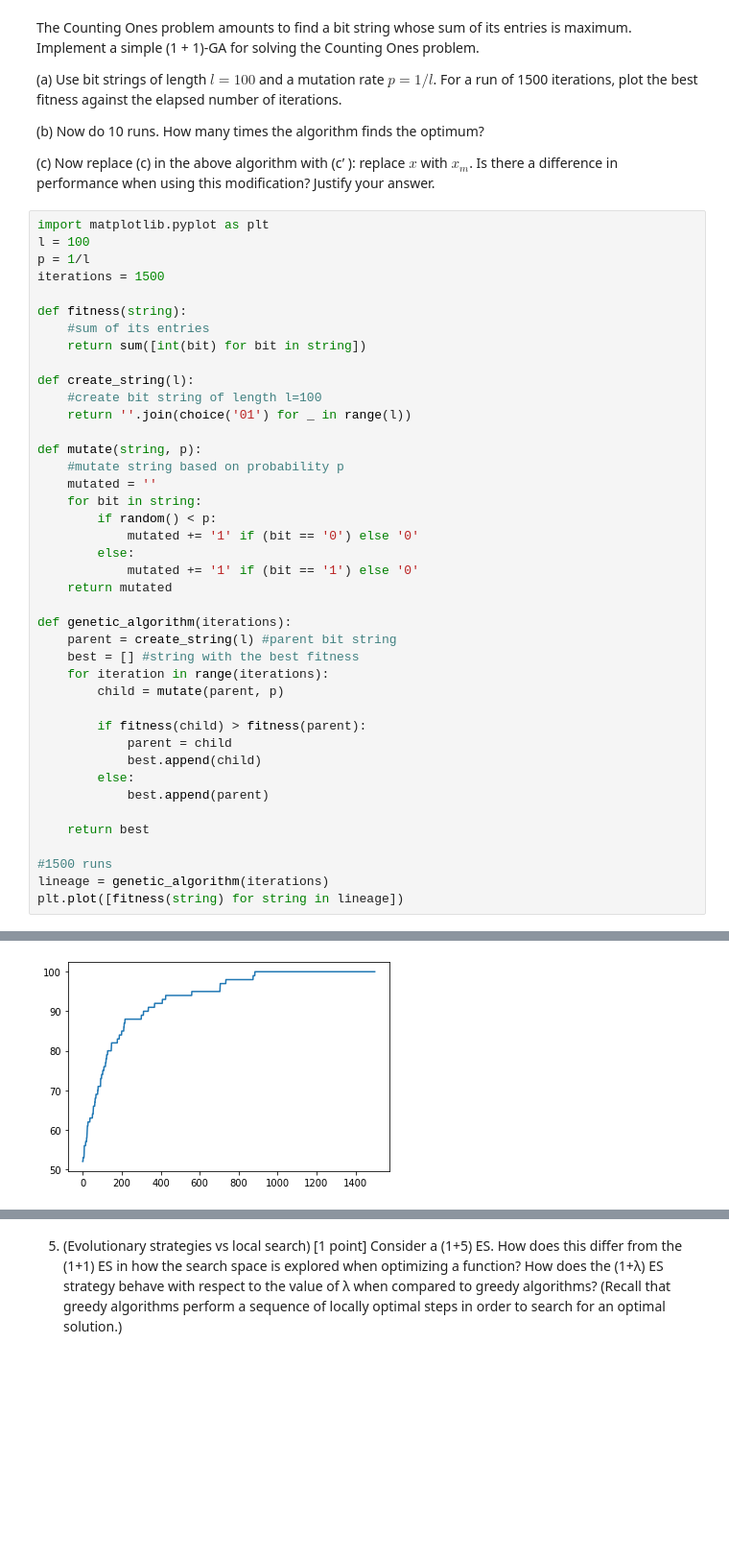
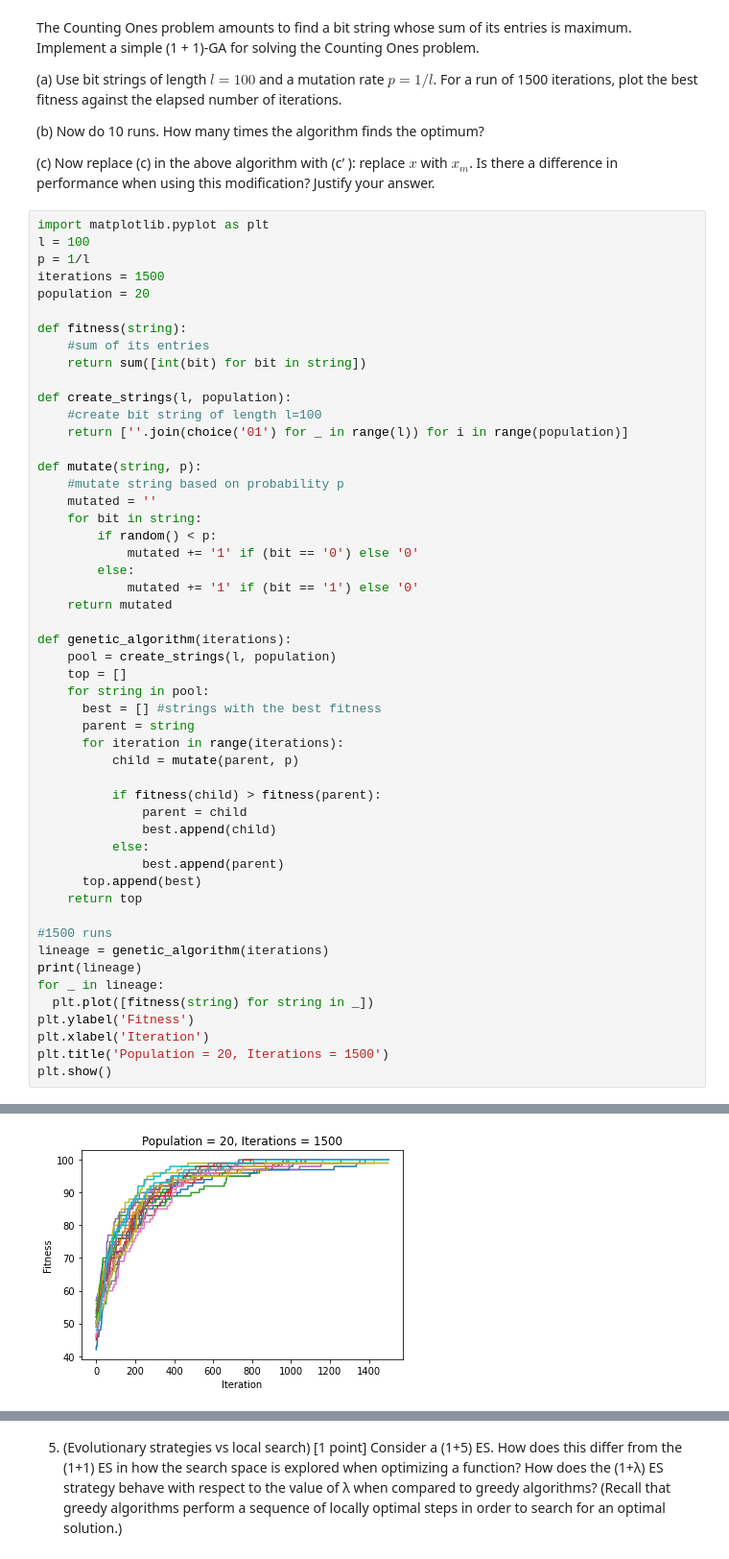
Before and after one commit to prat8897/Natural-Computing, a Jupyter notebook: Natural_Computing_Assignment_1.ipynb, the cells around one changed output, grey strips where cells are left out. Shown: that part at 96% size. Drawn from its saved outputs; the diff is of its cells as text; blank space fills up the shorter version.

```diff
--- a/Natural_Computing_Assignment_1.ipynb
+++ b/Natural_Computing_Assignment_1.ipynb
@@ -108,14 +110,15 @@ import matplotlib.pyplot as plt
 l = 100
 p = 1/l
 iterations = 1500
+population = 20
 
 def fitness(string):
     #sum of its entries
     return sum([int(bit) for bit in string])
 
-def create_string(l):
+def create_strings(l, population):
     #create bit string of length l=100
-    return ''.join(choice('01') for _ in range(l))
+    return [''.join(choice('01') for _ in range(l)) for i in range(population)]
 
 def mutate(string, p):
     #mutate string based on probability p
@@ -128,20 +131,29 @@ def mutate(string, p):
     return mutated
 
 def genetic_algorithm(iterations):
-    parent = create_string(l) #parent bit string
-    best = [] #string with the best fitness
-    for iteration in range(iterations):
-        child = mutate(parent, p)
+    pool = create_strings(l, population)
+    top = []
+    for string in pool:
+      best = [] #strings with the best fitness
+      parent = string
+      for iteration in range(iterations):
+          child = mutate(parent, p)
 
-        if fitness(child) > fitness(parent):
-            parent = child
-            best.append(child)
-        else:
-            best.append(parent)
-
-    return best
+          if fitness(child) > fitness(parent):
+              parent = child
+              best.append(child)
+          else:
+              best.append(parent)
+      top.append(best)
+    return top
 
 #1500 runs
 lineage = genetic_algorithm(iterations)
-plt.plot([fitness(string) for string in lineage])
+print(lineage)
+for _ in lineage:
+  plt.plot([fitness(string) for string in _])
+plt.ylabel('Fitness')
+plt.xlabel('Iteration')
+plt.title('Population = 20, Iterations = 1500')
+plt.show()
 # %% [output]
@@ -149,4 +169,4 @@ plt.plot([fitness(string) for string in lineage])
-[figure, old version]
+[figure, new version]
 # %%
 #10 runs
 lineage = genetic_algorithm(10)
```
Also changed, not shown: parts of 13 cells of this notebook.
